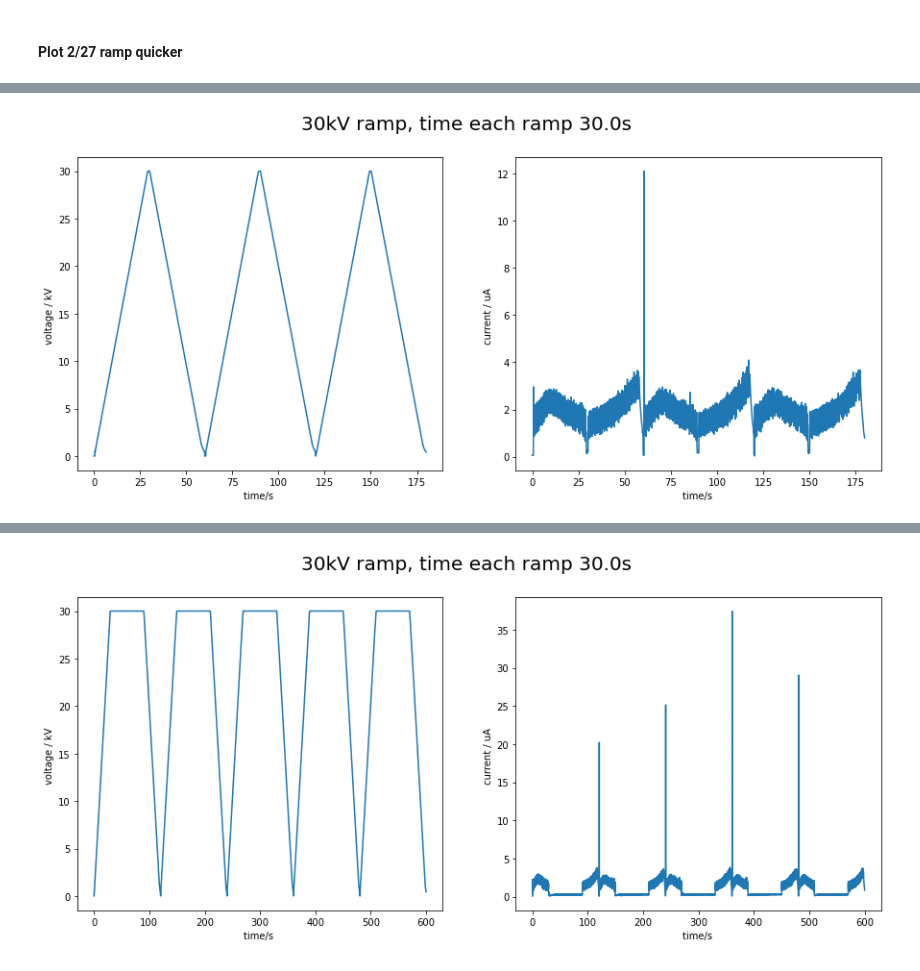
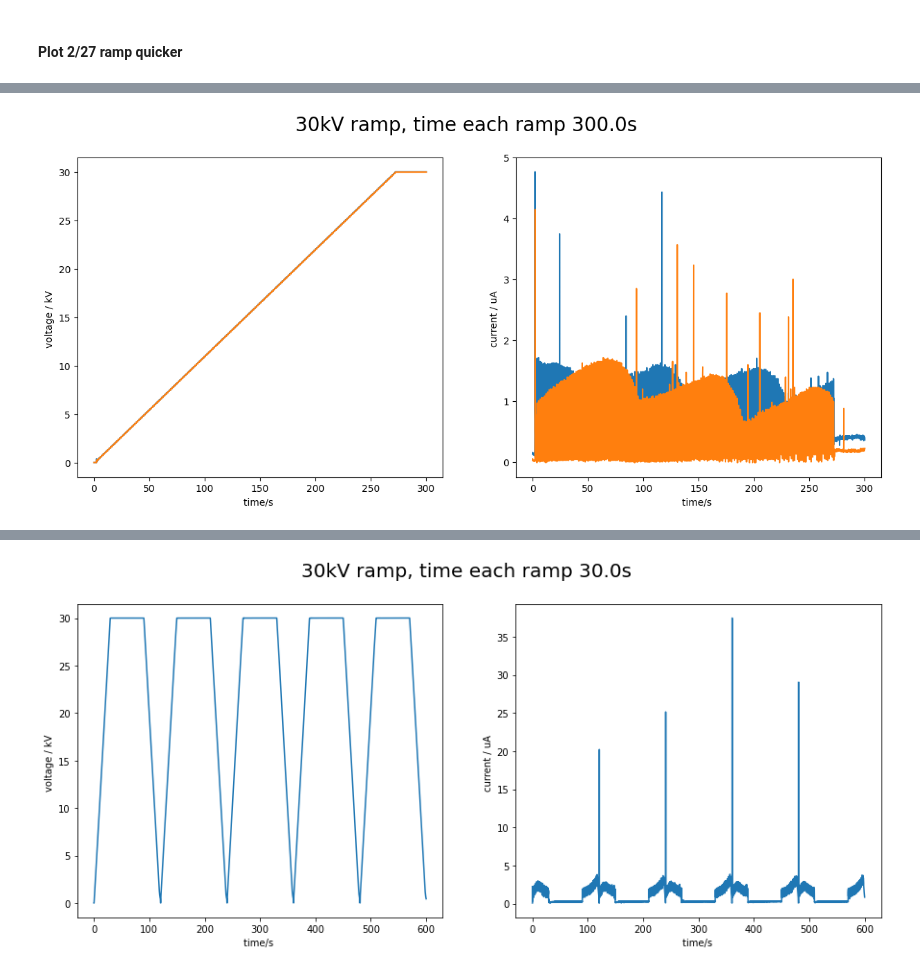
Before and after one commit to yyhshdu1/1-3-IR-high_voltage, a Jupyter notebook: Emma leakage current/Plot_V&A_ramp.ipynb, the cells around one changed output, grey strips where cells are left out. Cells and saved outputs as stored; diff of their text form; code cells hidden in the pictures.

```diff
--- a/Emma leakage current/Plot_V&A_ramp.ipynb
+++ b/Emma leakage current/Plot_V&A_ramp.ipynb
@@ -113,32 +113,40 @@ plot_combined(file_name)
 # %% [markdown]
 #### Plot 2/27 ramp one step
 # %%
-def plot_combined(file_name, x_column_name= ["V_mon", "I_mon"]):
+def plot_combined(file_name, x_column_name= ["V_mon_neg", "I_mon_neg","V_mon_pos","I_mon_pos"]):
     ramp_time_tot = 0
     ramp_time_single = []
 
-    V_tot = []
-    I_tot = []
+    V_tot_pos = []
+    I_tot_pos = []
+    V_tot_neg = []
+    I_tot_neg = []
 
     for f_name in file_name:
         # Import the CSV file using pandas
         data = pd.read_csv(f_name)
         # Extract the x column
-        V_tot.append(data[x_column_name[0]].squeeze().astype(float).tolist())
-        I_tot.append(data[x_column_name[1]].squeeze().astype(float).tolist())
+        V_tot_neg.append(data[x_column_name[0]].squeeze().astype(float).tolist())
+        I_tot_neg.append(data[x_column_name[1]].squeeze().astype(float).tolist())
+        V_tot_pos.append(data[x_column_name[2]].squeeze().astype(float).tolist())
+        I_tot_pos.append(data[x_column_name[3]].squeeze().astype(float).tolist())
 
         # find total ramp time from file name
         match = re.search(r'_(\d+)s', f_name)
         ramp_time_single.append(match.group(1))
         ramp_time_tot += float(ramp_time_single[-1])
 
-    V_tot = np.array(list(itertools.chain(*V_tot))) / 10 * 30
-    I_tot = np.array(list(itertools.chain(*I_tot))) / 10 * 400
-    time_stamp = np.linspace(0,float(ramp_time_tot), len(V_tot))
+    V_tot_pos = np.array(list(itertools.chain(*V_tot_pos))) / 10 * 30
+    V_tot_neg = np.array(list(itertools.chain(*V_tot_neg))) / 10 * 30
+    I_tot_pos = np.array(list(itertools.chain(*I_tot_pos))) / 10 * 400
+    I_tot_neg = np.array(list(itertools.chain(*I_tot_neg))) / 10 * 400
+    time_stamp = np.linspace(0,float(ramp_time_tot), len(V_tot_pos))
 
     fig, ax = plt.subplots(1,2, figsize = [15,6])
-    ax[0].plot(time_stamp, V_tot)
-    ax[1].plot(time_stamp, I_tot)
+    ax[0].plot(time_stamp, V_tot_pos)
+    ax[0].plot(time_stamp, V_tot_neg)
+    ax[1].plot(time_stamp, I_tot_pos)
+    ax[1].plot(time_stamp, I_tot_neg)
     ax[0].set_xlabel("time/s ")
     ax[0].set_ylabel("voltage / kV ")
     ax[1].set_xlabel("time/s ")
@@ -171,6 +159,6 @@ plot_combined(file_name)
-# %%
-os.chdir('C:\\Users\\yuanhang.yang\\Documents\\GitHub\\1-3-IR-high_voltage\\Emma leakage current\\2-27-2025_test')
-file_name = ['ramp_and_record_0.000V_to_10.000V_step_0.05V_in_30s_2025-02-27_17-14-42_DAQ.csv','ramp_and_record_10.000V_to_0.000V_step_0.05V_in_30s_2025-02-27_17-15-59_DAQ.csv','ramp_and_record_0.000V_to_10.000V_step_0.05V_in_30s_2025-02-27_17-17-05_DAQ.csv','ramp_and_record_10.000V_to_0.000V_step_0.05V_in_30s_2025-02-27_17-18-07_DAQ.csv','ramp_and_record_0.000V_to_10.000V_step_0.05V_in_30s_2025-02-27_17-19-36_DAQ.csv','ramp_and_record_10.000V_to_0.000V_step_0.05V_in_30s_2025-02-27_17-20-28_DAQ.csv']
-plot_combined(file_name)
-# %% [output]
-[figure, removed]
+# %%
+os.chdir("C:\\Users\\CeNTREX\\Documents\\GitHub\\1-3-IR-high_voltage\\Short IR electrodes test\\4-1-2025_test")
+file_name = ['ramp_and_record_0.000V_to_10.000V_step_0.05V_in_300s_0.csv']
+plot_combined(file_name)
+# %% [output]
+[figure, added]
```
Also changed, not shown: parts of 6 cells of this notebook, 41 other files.
